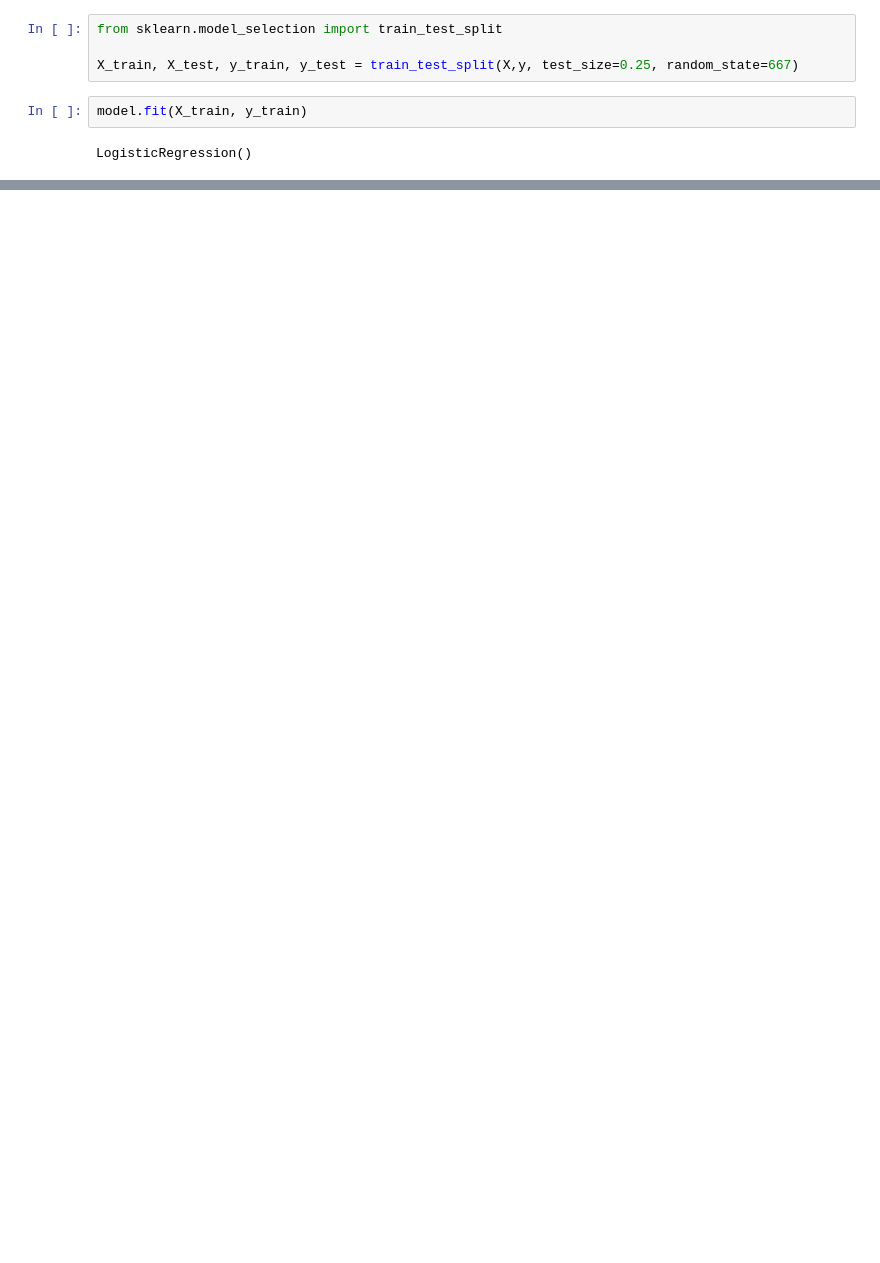
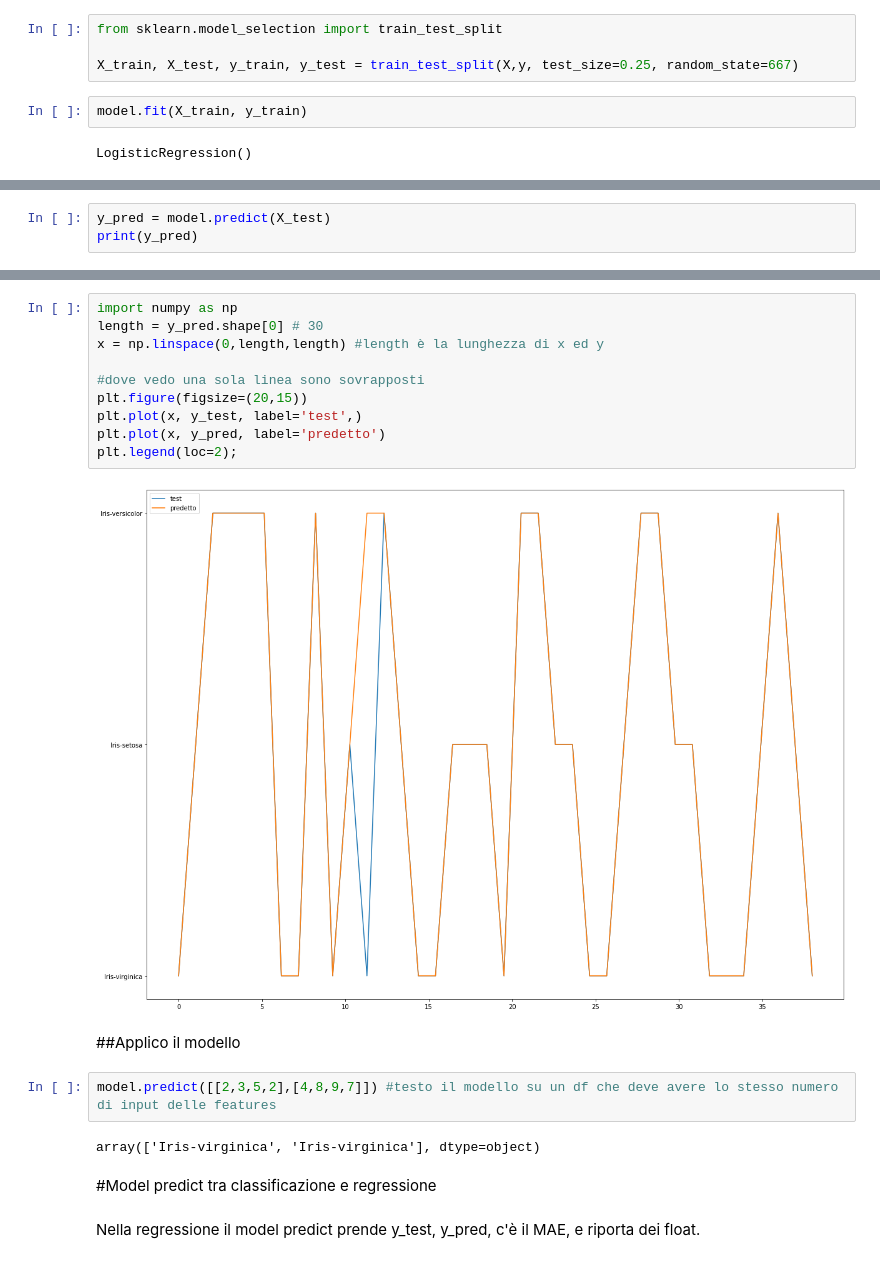
Before and after one commit to karanxhagiulia/Data_Mining, a Jupyter notebook: Pandas/IRIS.ipynb, the cells around one changed output, grey strips where cells are left out. Drawn from its saved outputs; the diff is of its cells as text; blank space fills up the shorter version.

```diff
--- a/Pandas/IRIS.ipynb
+++ b/Pandas/IRIS.ipynb
@@ -273,0 +358,3 @@ LogisticRegression()
+# %%
+y_pred = model.predict(X_test)
+print(y_pred)
@@ -273,0 +395,22 @@ LogisticRegression()
+# %%
+import numpy as np
+length = y_pred.shape[0] # 30
+x = np.linspace(0,length,length) #length è la lunghezza di x ed y
+
+#dove vedo una sola linea sono sovrapposti
+plt.figure(figsize=(20,15))
+plt.plot(x, y_test, label='test',)
+plt.plot(x, y_pred, label='predetto')
+plt.legend(loc=2);
+# %% [output]
+[figure, added]
+# %% [markdown]
+##Applico il modello
+# %%
+model.predict([[2,3,5,2],[4,8,9,7]]) #testo il modello su un df che deve avere lo stesso numero di input delle features
+# %% [output]
+array(['Iris-virginica', 'Iris-virginica'], dtype=object)
+# %% [markdown]
+#Model predict tra classificazione e regressione
+# %% [markdown]
+Nella regressione il model predict prende y_test, y_pred, c'è il MAE, e riporta dei float.
```
Also changed, not shown: parts of 58 cells of this notebook.
